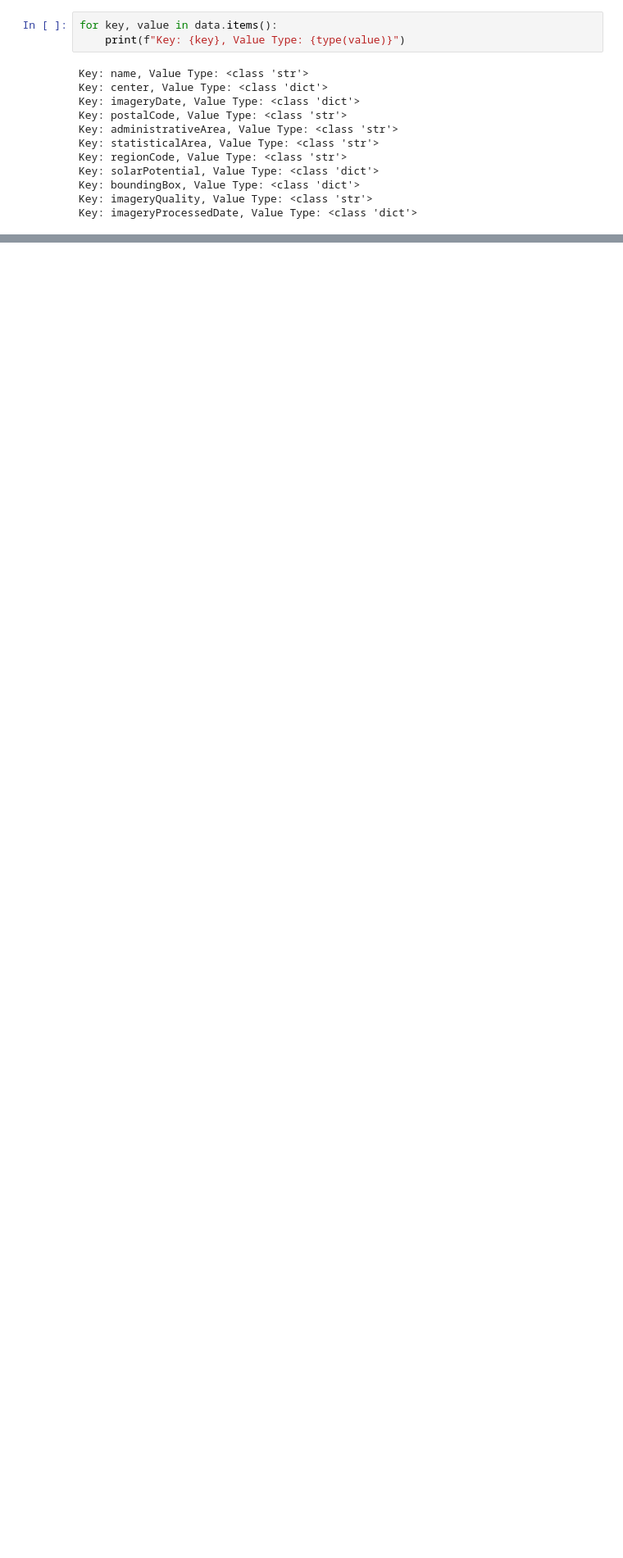
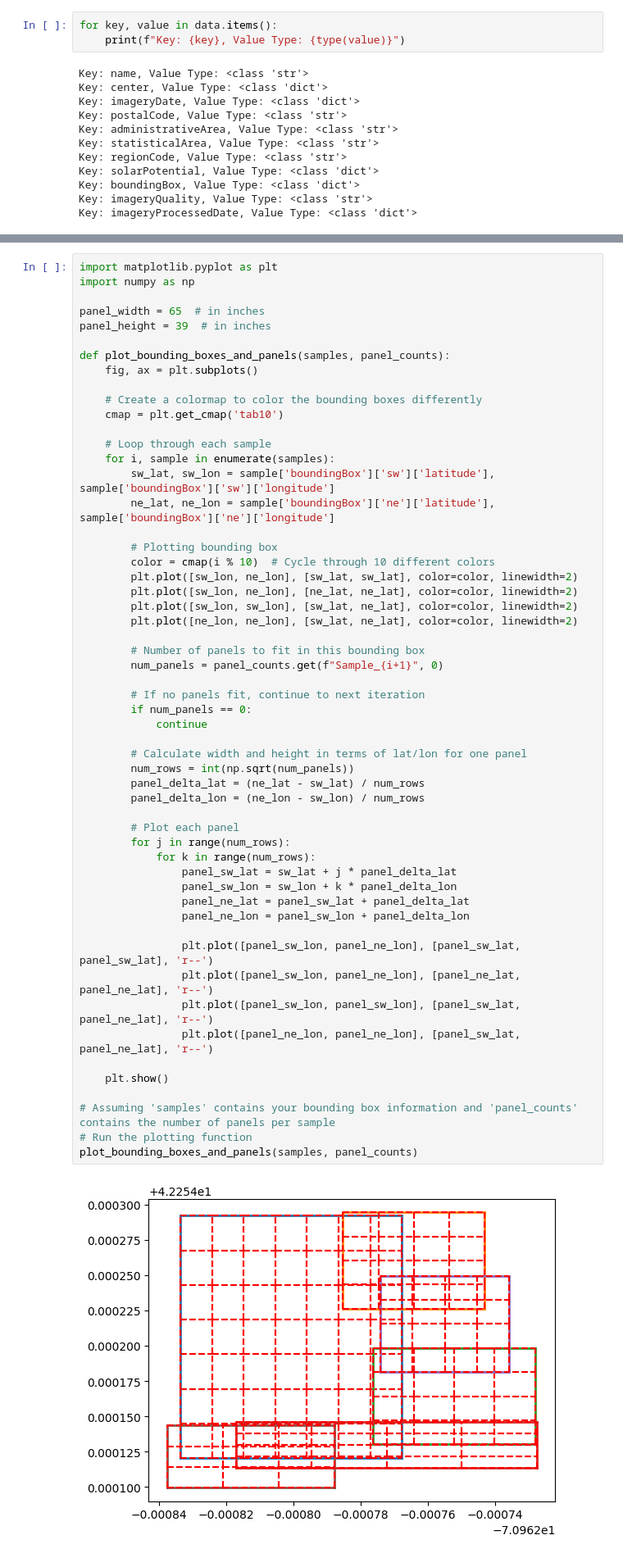
Before and after one commit to momova97/Solar_project, a Jupyter notebook: finance_solar.ipynb, the cells around one changed output, grey strips where cells are left out. Shown: that part at 82% size. Drawn from its saved outputs; the diff is of its cells as text; blank space fills up the shorter version.

```diff
--- a/finance_solar.ipynb
+++ b/finance_solar.ipynb
@@ -621,0 +679,57 @@ Total number of panels that can fit in each sample: {'Sample_1': 870, 'Sample_2'
+# %%
+import matplotlib.pyplot as plt
+import numpy as np
+
+panel_width = 65  # in inches
+panel_height = 39  # in inches
+
+def plot_bounding_boxes_and_panels(samples, panel_counts):
+    fig, ax = plt.subplots()
+
+    # Create a colormap to color the bounding boxes differently
+    cmap = plt.get_cmap('tab10')
+
+    # Loop through each sample
+    for i, sample in enumerate(samples):
+        sw_lat, sw_lon = sample['boundingBox']['sw']['latitude'], sample['boundingBox']['sw']['longitude']
+        ne_lat, ne_lon = sample['boundingBox']['ne']['latitude'], sample['boundingBox']['ne']['longitude']
+
+        # Plotting bounding box
+        color = cmap(i % 10)  # Cycle through 10 different colors
+        plt.plot([sw_lon, ne_lon], [sw_lat, sw_lat], color=color, linewidth=2)
+        plt.plot([sw_lon, ne_lon], [ne_lat, ne_lat], color=color, linewidth=2)
+        plt.plot([sw_lon, sw_lon], [sw_lat, ne_lat], color=color, linewidth=2)
+        plt.plot([ne_lon, ne_lon], [sw_lat, ne_lat], color=color, linewidth=2)
+
+        # Number of panels to fit in this bounding box
+        num_panels = panel_counts.get(f"Sample_{i+1}", 0)
+
+        # If no panels fit, continue to next iteration
+        if num_panels == 0:
+            continue
+
+        # Calculate width and height in terms of lat/lon for one panel
+        num_rows = int(np.sqrt(num_panels))
+        panel_delta_lat = (ne_lat - sw_lat) / num_rows
+        panel_delta_lon = (ne_lon - sw_lon) / num_rows
+
+        # Plot each panel
+        for j in range(num_rows):
+            for k in range(num_rows):
+                panel_sw_lat = sw_lat + j * panel_delta_lat
+                panel_sw_lon = sw_lon + k * panel_delta_lon
+                panel_ne_lat = panel_sw_lat + panel_delta_lat
+                panel_ne_lon = panel_sw_lon + panel_delta_lon
+
+                plt.plot([panel_sw_lon, panel_ne_lon], [panel_sw_lat, panel_sw_lat], 'r--')
+                plt.plot([panel_sw_lon, panel_ne_lon], [panel_ne_lat, panel_ne_lat], 'r--')
+                plt.plot([panel_sw_lon, panel_sw_lon], [panel_sw_lat, panel_ne_lat], 'r--')
+                plt.plot([panel_ne_lon, panel_ne_lon], [panel_sw_lat, panel_ne_lat], 'r--')
+
+    plt.show()
+
+# Assuming 'samples' contains your bounding box information and 'panel_counts' contains the number of panels per sample
+# Run the plotting function
+plot_bounding_boxes_and_panels(samples, panel_counts)
+# %% [output]
+[figure, added]
```
Also changed, not shown: parts of 20 cells of this notebook, 1 other file.
